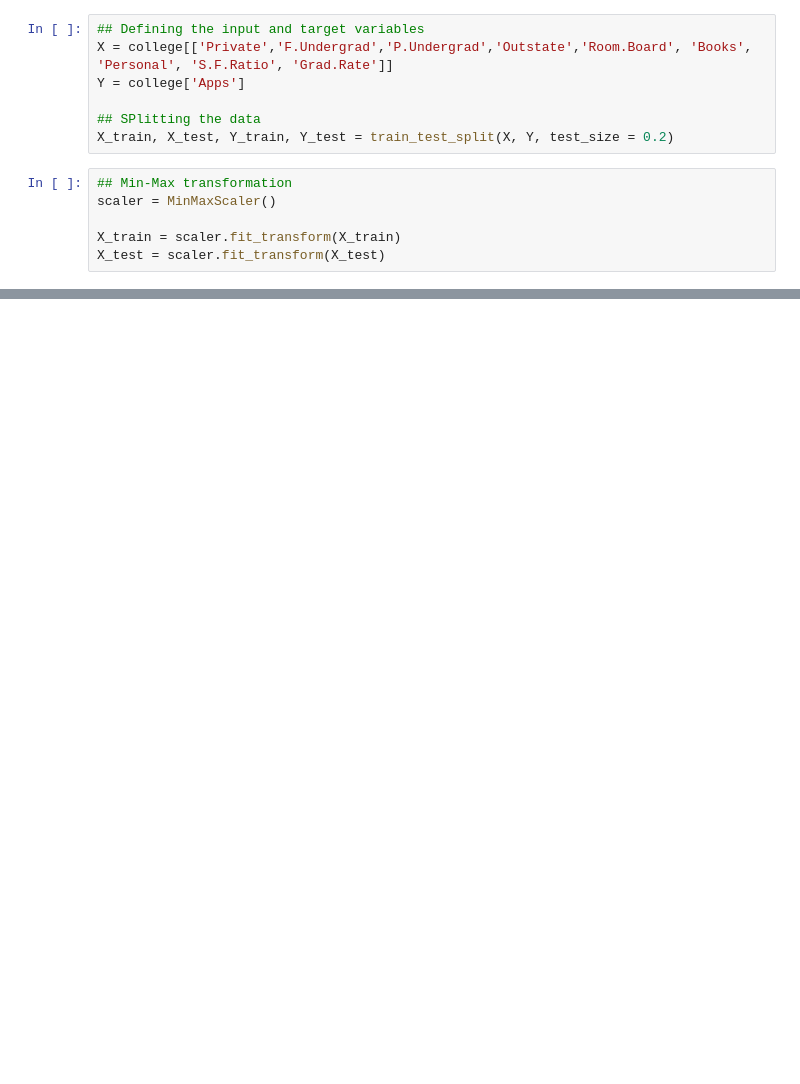
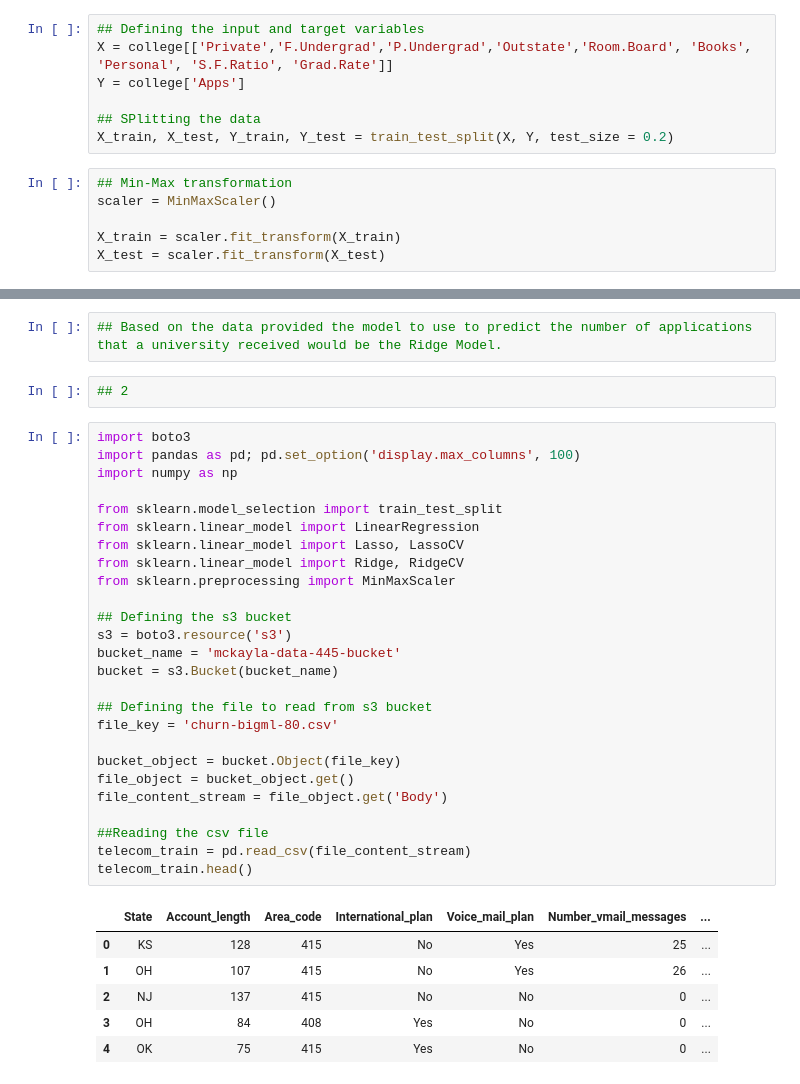
Before and after one commit to Babinmck/DATA445, a Jupyter notebook: Exams/Exam_1.ipynb, the cells around one changed output, grey strips where cells are left out. Drawn from its saved outputs; the diff is of its cells as text; blank space fills up the shorter version.

```diff
--- a/Exams/Exam_1.ipynb
+++ b/Exams/Exam_1.ipynb
@@ -72,0 +108,37 @@ ValueError: Input contains NaN, infinity or a value too large for dtype('float64
+# %%
+## Based on the data provided the model to use to predict the number of applications that a university received would be the Ridge Model.
+# %%
+## 2
+# %%
+import boto3
+import pandas as pd; pd.set_option('display.max_columns', 100)
+import numpy as np
+
+from sklearn.model_selection import train_test_split
+from sklearn.linear_model import LinearRegression
+from sklearn.linear_model import Lasso, LassoCV
+from sklearn.linear_model import Ridge, RidgeCV
+from sklearn.preprocessing import MinMaxScaler
+
+## Defining the s3 bucket
+s3 = boto3.resource('s3')
+bucket_name = 'mckayla-data-445-bucket'
+bucket = s3.Bucket(bucket_name)
+
+## Defining the file to read from s3 bucket
+file_key = 'churn-bigml-80.csv'
+
+bucket_object = bucket.Object(file_key)
+file_object = bucket_object.get()
+file_content_stream = file_object.get('Body')
+
+##Reading the csv file
+telecom_train = pd.read_csv(file_content_stream)
+telecom_train.head()
+# %% [output]
+|  | State | Account_length | Area_code | International_plan | Voice_mail_plan | Number_vmail_messages | ... |
+| 0 | KS | 128 | 415 | No | Yes | 25 | ... |
+| 1 | OH | 107 | 415 | No | Yes | 26 | ... |
+| 2 | NJ | 137 | 415 | No | No | 0 | ... |
+| 3 | OH | 84 | 408 | Yes | No | 0 | ... |
+| 4 | OK | 75 | 415 | Yes | No | 0 | ... |
```
Also changed, not shown: parts of 9 cells of this notebook.
